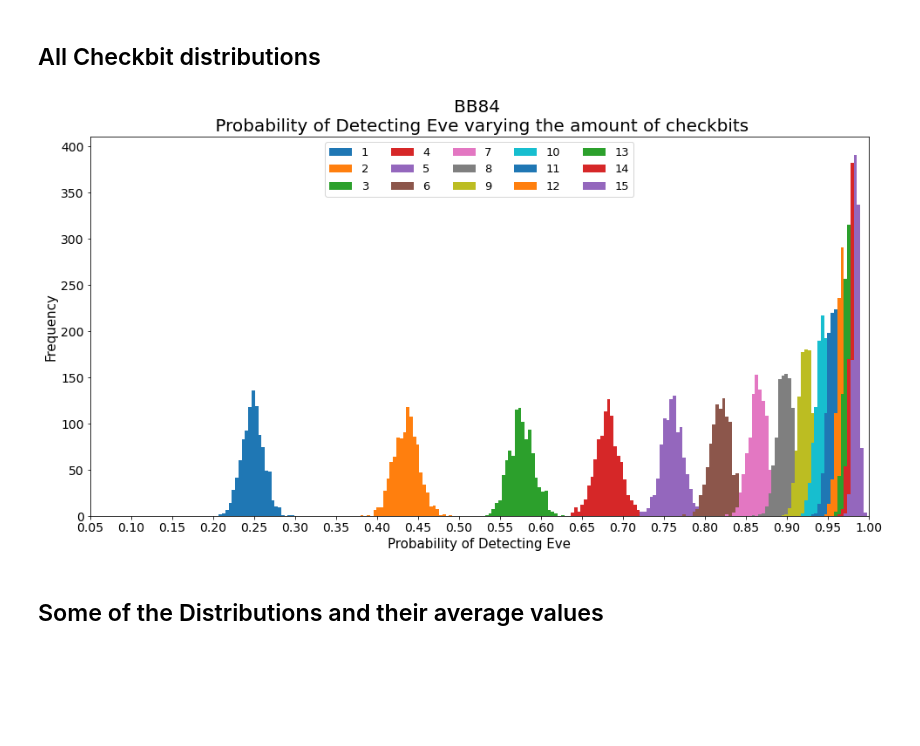
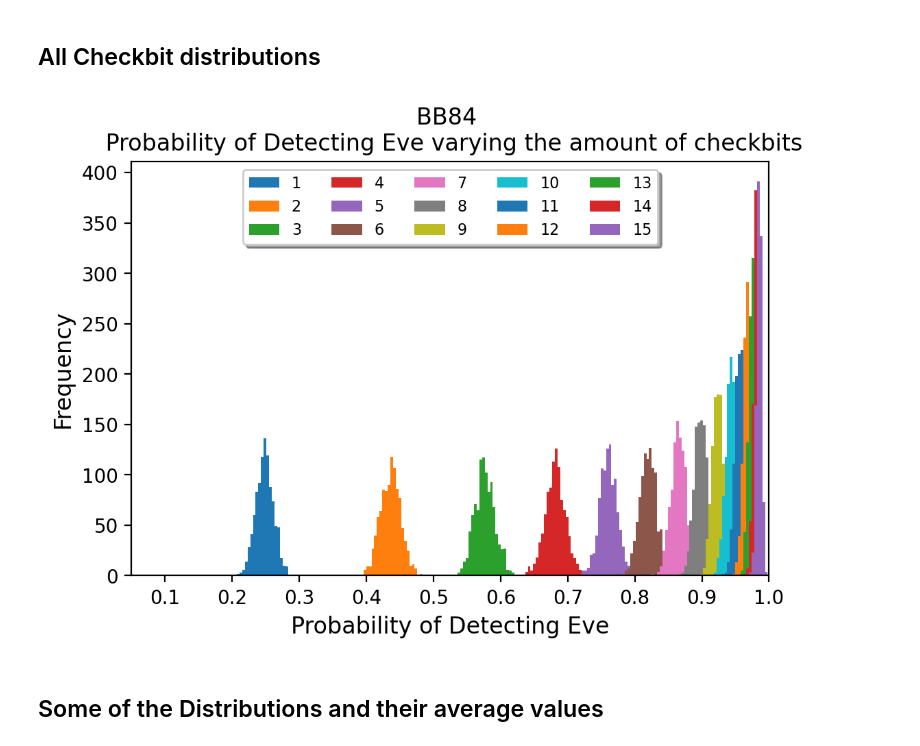
Before and after one commit to GuillermoFidalgo/QKDP, a Jupyter notebook: BB84.ipynb, the cells around one changed output. Drawn from its saved outputs; the diff is of its cells as text; code cells hidden in the pictures; blank space fills up the shorter version.

```diff
--- a/BB84.ipynb
+++ b/BB84.ipynb
@@ -512,17 +519,19 @@ plots_BB84 already exists!
 # %% [markdown]
 ## All Checkbit distributions
 # %%
-df.plot(figsize=(16,8),kind='hist',fontsize=14, align='left',histtype='stepfilled' ,bins=bins)
-plt.legend(loc='upper center',ncol=5,fontsize=13)
-plt.ylabel('Frequency',fontsize=15)
-plt.xlabel('Probability of Detecting Eve', fontsize=15)
-plt.xticks(np.arange(start, stop+step, step))
+plt.figure(dpi=200)
+df.plot(kind='hist',fontsize=10, align='left',histtype='stepfilled' ,bins=bins,ax = plt.gca())
+plt.legend(loc='upper center',ncol=5,fontsize=8,shadow=True)
+plt.ylabel('Frequency',fontsize=12)
+plt.xlabel('Probability of Detecting Eve', fontsize=12)
+plt.xticks(np.arange(start, stop+step, 2*step))
 plt.xlim(0.05,1.0)
-plt.title('BB84 \n Probability of Detecting Eve varying the amount of checkbits',fontsize=20)
+plt.title('BB84 \n Probability of Detecting Eve varying the amount of checkbits',fontsize=12)
 plt.savefig(outpath+'/'+'Pandas-Dist-Supermposed-All.png',dpi=200,format='png')
 plt.show()
+plt.close()
 # %% [output]
-[figure, old version]
+[figure, new version]
 # %% [markdown]
 ## Some of the Distributions and their average values
 # %%
```
Also changed, not shown: parts of 20 cells of this notebook, 34 other files.
